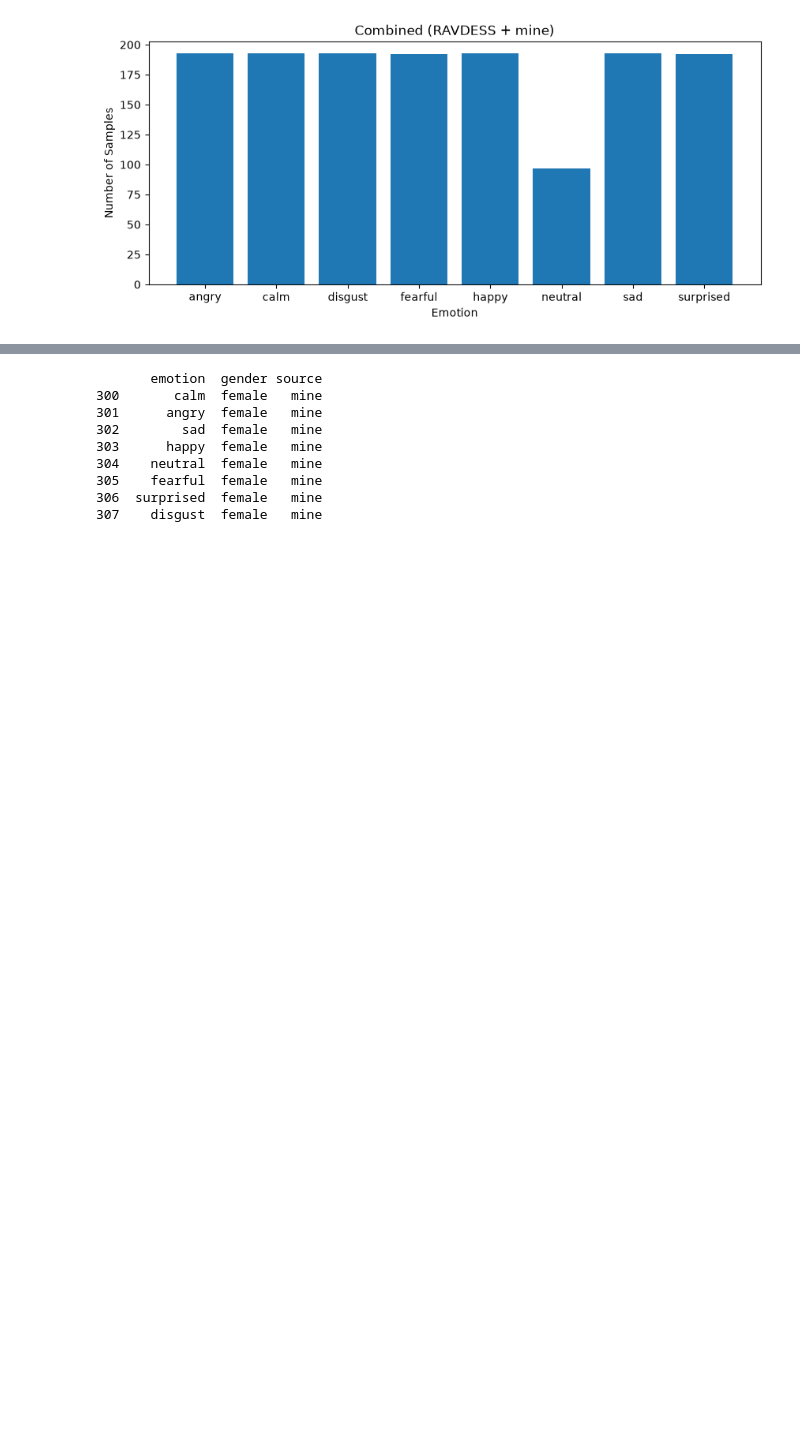
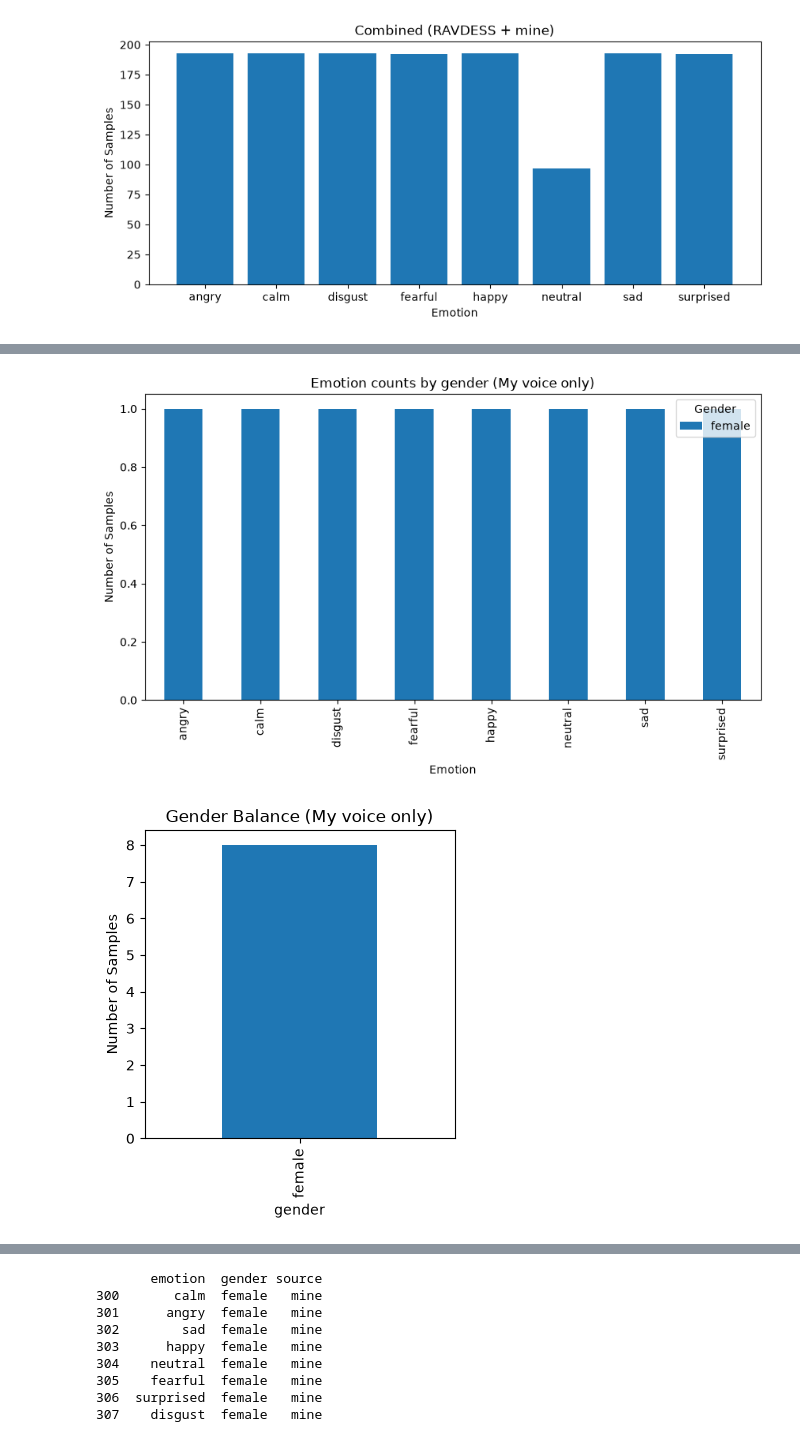
Before and after one commit to aleeza-ahmed/Week2-DataPreprocessing, a Jupyter notebook: Week 2.ipynb, the cells around one changed output, grey strips where cells are left out. Saved outputs shown, nothing was run; the diff lists cells and outputs as text; code cells hidden in the pictures; blank space fills up the shorter version.

```diff
--- a/Week 2.ipynb
+++ b/Week 2.ipynb
@@ -817,0 +819,7 @@ plt.show()
+# %%
+# My voice only
+mine_gender_emotion = plot_gender_emotion_balance(df[df.source == 'mine'], 'Emotion counts by gender (My voice only)')
+plot_gender_balance(df[df.source == 'mine'], 'Gender Balance (My voice only)')
+# %% [output]
+[figure, added]
+[figure, added]
```
Also changed, not shown: parts of 5 cells of this notebook.
